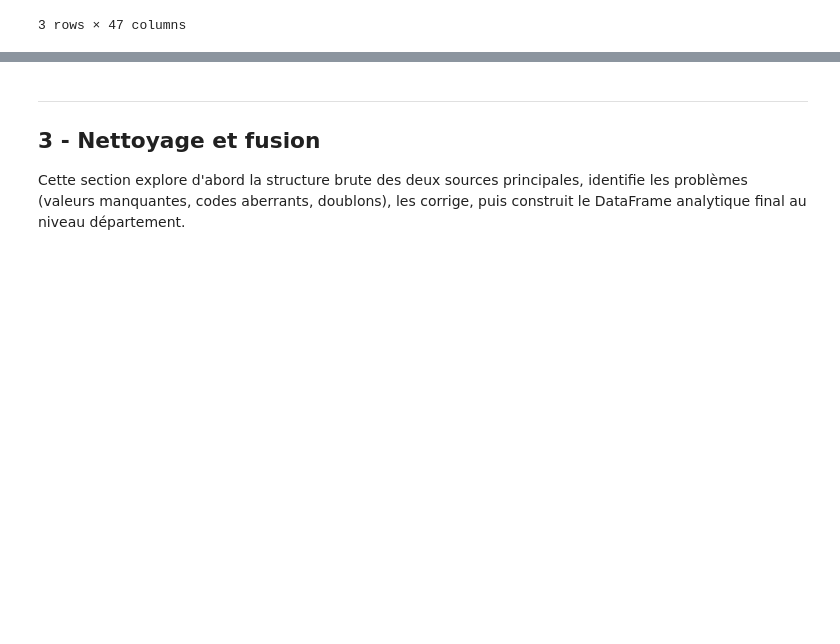
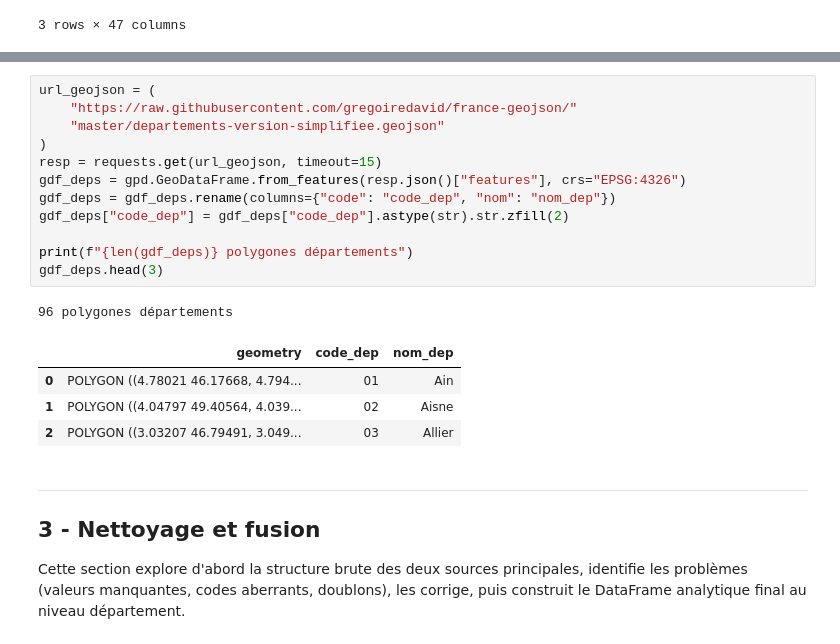
Before and after one commit to Luservant/projet_python, a Jupyter notebook: main.ipynb, the cells around one changed output, grey strips where cells are left out. Drawn from its saved outputs; the diff is of its cells as text; blank space fills up the shorter version.

```diff
--- a/main.ipynb
+++ b/main.ipynb
@@ -115,3 +120,21 @@ Téléchargement données INSEE communes...
+# %%
+url_geojson = (
+    "https://raw.githubusercontent.com/gregoiredavid/france-geojson/"
+    "master/departements-version-simplifiee.geojson"
+)
+resp = requests.get(url_geojson, timeout=15)
+gdf_deps = gpd.GeoDataFrame.from_features(resp.json()["features"], crs="EPSG:4326")
+gdf_deps = gdf_deps.rename(columns={"code": "code_dep", "nom": "nom_dep"})
+gdf_deps["code_dep"] = gdf_deps["code_dep"].astype(str).str.zfill(2)
+
+print(f"{len(gdf_deps)} polygones départements")
+gdf_deps.head(3)
+# %% [output]
+96 polygones départements
+|  | geometry | code_dep | nom_dep |
+| 0 | POLYGON ((4.78021 46.17668, 4.794... | 01 | Ain |
+| 1 | POLYGON ((4.04797 49.40564, 4.039... | 02 | Aisne |
+| 2 | POLYGON ((3.03207 46.79491, 3.049... | 03 | Allier |
 # %% [markdown]
 ---
 ## 3 - Nettoyage et fusion
```
Also changed, not shown: parts of 34 cells of this notebook, 4 other files.
